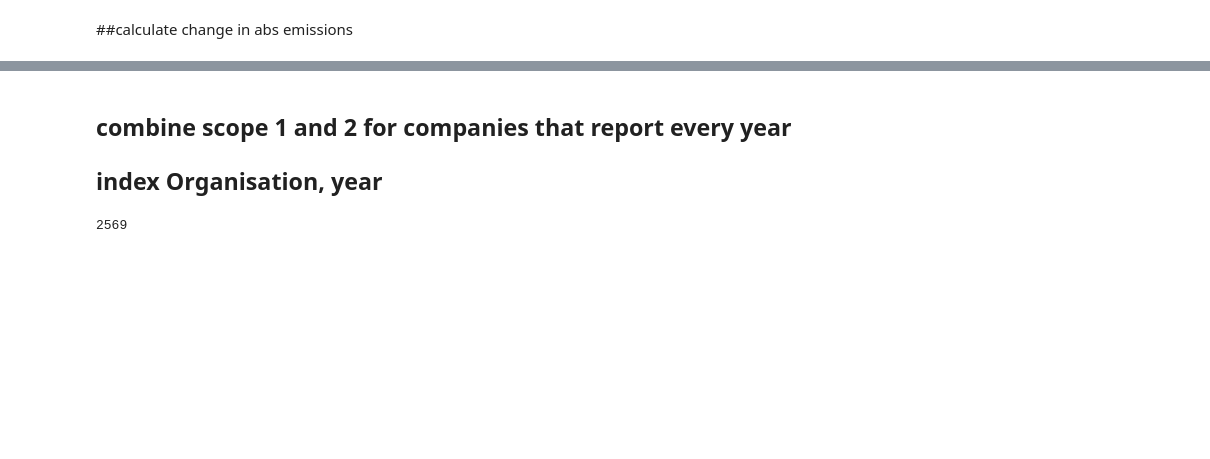
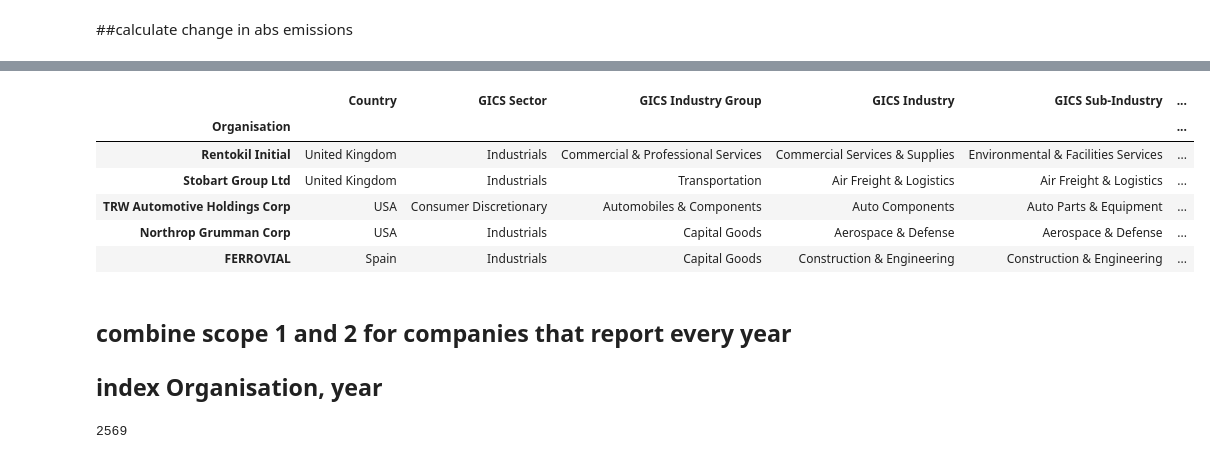
Before and after one commit to mirthbottle/ghg, a Jupyter notebook: abs emissions.ipynb, the cells around one changed output, grey strips where cells are left out. Saved outputs shown, nothing was run; the diff lists cells and outputs as text; code cells hidden in the pictures; blank space fills up the shorter version.

```diff
--- a/abs emissions.ipynb
+++ b/abs emissions.ipynb
@@ -24,11 +24,21 @@ reload(gm)
 # %%
-p1 = gm.get_scope1or2(2,2010)
+p1 = gm.get_scope1or2(1,2014)
 p1["reporting period to"] = pd.to_datetime(p1['Reporting Period\nTo'])
 p2 = {}
-for yr in range(2009,2015):
+for yr in range(2009,2016):
     p2[yr] = gm.get_yrsdata(p1, yr)
     p2[yr]["year"] = yr
 p3 = pd.concat(p2.values())
+# %%
+p3.head()
+# %% [output]
+|  | Country | GICS Sector | GICS Industry Group | GICS Industry | GICS Sub-Industry | ... |
+| Organisation |  |  |  |  |  | ... |
+| Rentokil Initial | United Kingdom | Industrials | Commercial & Professional Services | Commercial Services & Supplies | Environmental & Facilities Services | ... |
+| Stobart Group Ltd | United Kingdom | Industrials | Transportation | Air Freight & Logistics | Air Freight & Logistics | ... |
+| TRW Automotive Holdings Corp | USA | Consumer Discretionary | Automobiles & Components | Auto Components | Auto Parts & Equipment | ... |
+| Northrop Grumman Corp | USA | Industrials | Capital Goods | Aerospace & Defense | Aerospace & Defense | ... |
+| FERROVIAL | Spain | Industrials | Capital Goods | Construction & Engineering | Construction & Engineering | ... |
 # %%
 p3= p3.reset_index().set_index(["Organisation","year"]).sort_index()
 p3.to_pickle("../CDPdata/2010scope2.pkl")
```
Also changed, not shown: parts of 25 cells of this notebook, 7 other files.
